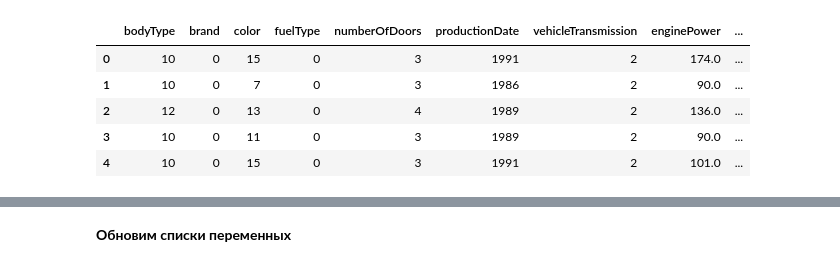
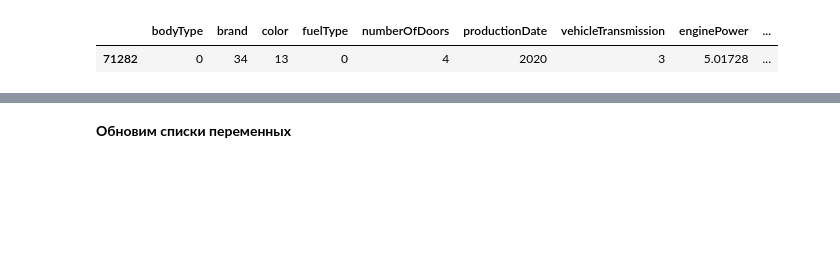
Before and after one commit to LudmilaGR/SF_DSPR_28_Gil, a Jupyter notebook: module_6/Model.ipynb, the cells around one changed output, grey strips where cells are left out. Cells and saved outputs as stored; diff of their text form; code cells hidden in the pictures; blank space fills up the shorter version.

```diff
--- a/module_6/Model.ipynb
+++ b/module_6/Model.ipynb
@@ -48,15 +48,11 @@ Numpy        : 1.19.1
 # %%
 sample_submission = pd.read_csv('sample_submission.csv')
 # %%
-data = pd.read_csv('data_train_0309.csv')
-data.head()
+data = pd.read_csv('data_train_0509.csv')
+data.sample()
 # %% [output]
 |  | bodyType | brand | color | fuelType | numberOfDoors | productionDate | vehicleTransmission | enginePower | ... |
-| 0 | 10 | 0 | 15 | 0 | 3 | 1991 | 2 | 174.0 | ... |
-| 1 | 10 | 0 | 7 | 0 | 3 | 1986 | 2 | 90.0 | ... |
-| 2 | 12 | 0 | 13 | 0 | 4 | 1989 | 2 | 136.0 | ... |
-| 3 | 10 | 0 | 11 | 0 | 3 | 1989 | 2 | 90.0 | ... |
-| 4 | 10 | 0 | 15 | 0 | 3 | 1991 | 2 | 101.0 | ... |
+| 71282 | 0 | 34 | 13 | 0 | 4 | 2020 | 3 | 5.01728 | ... |
 # %%
 data.info()
 # %% [output]
```
Also changed, not shown: parts of 59 cells of this notebook, 3 other files.
